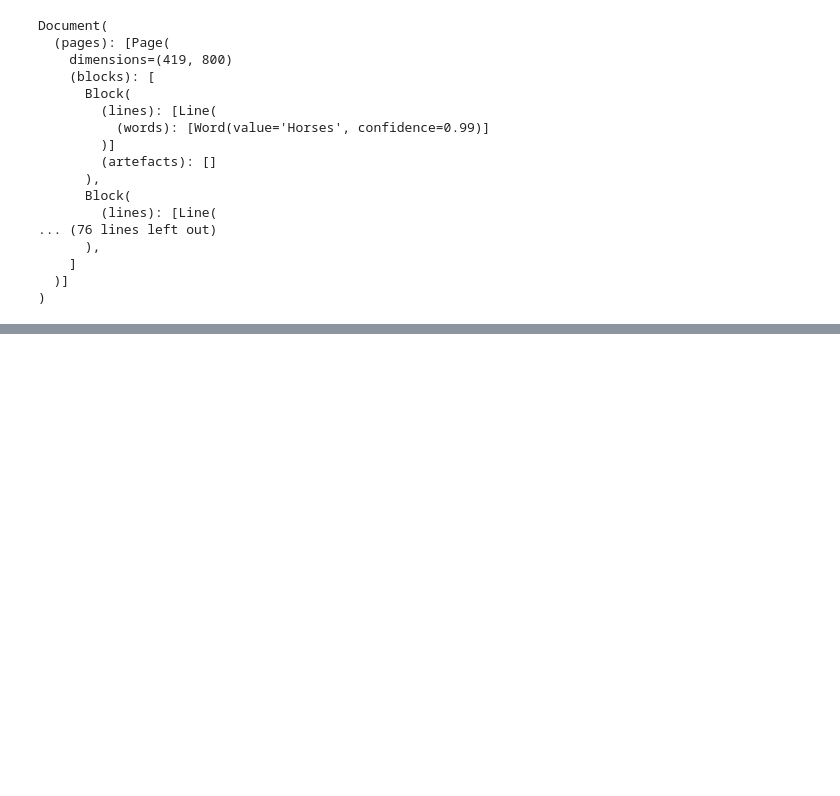
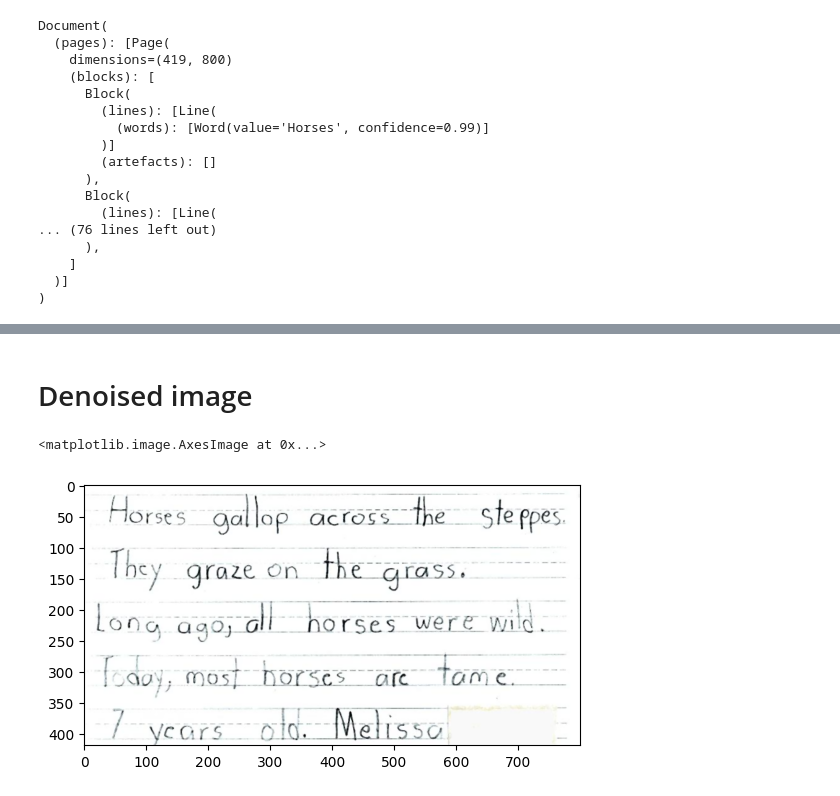
Before and after one commit to Hugloss/CookbookPyCode, a Jupyter notebook: image_processing/img_03_orc_doctr.ipynb, the cells around one changed output, grey strips where cells are left out. Cells and saved outputs as stored; diff of their text form; code cells hidden in the pictures; blank space fills up the shorter version.

```diff
--- a/image_processing/img_03_orc_doctr.ipynb
+++ b/image_processing/img_03_orc_doctr.ipynb
@@ -53,0 +94,20 @@ Document(
+# %% [markdown]
+# Denoised image
+# %%
+def salt_pepper_noise_removal(image_path, kernel_size=3):
+    # Load the image
+    image = cv2.imread(image_path, cv2.IMREAD_COLOR)
+
+    # Convert the image from BGR to RGB
+    rgb_image = cv2.cvtColor(image, cv2.COLOR_BGR2RGB)
+
+    # Apply a median filter to remove salt and pepper noise
+    denoised_image = cv2.medianBlur(rgb_image, kernel_size)
+
+    return denoised_image
+# %%
+img_denoised = salt_pepper_noise_removal(img_path)
+plt.imshow(img_denoised)
+# %% [output]
+<matplotlib.image.AxesImage at 0x...>
+[figure, added]
```
Also changed, not shown: parts of 17 cells of this notebook.
